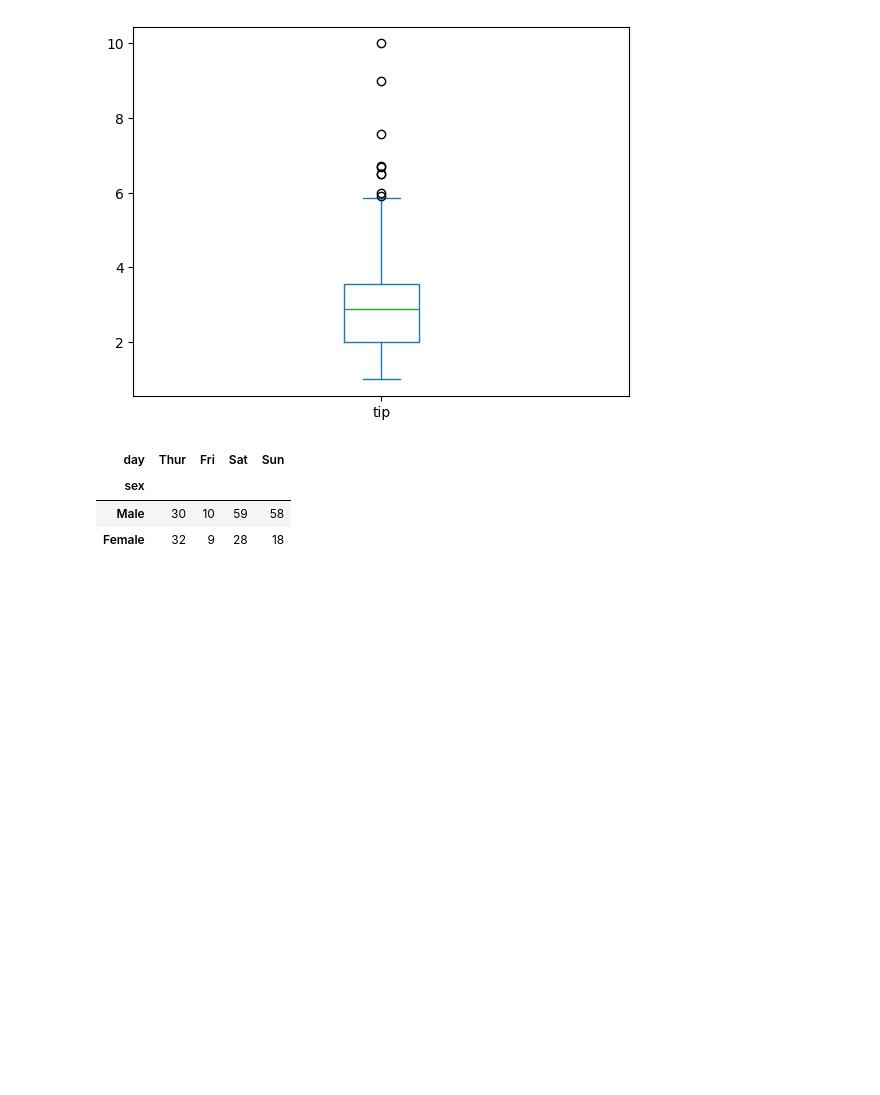
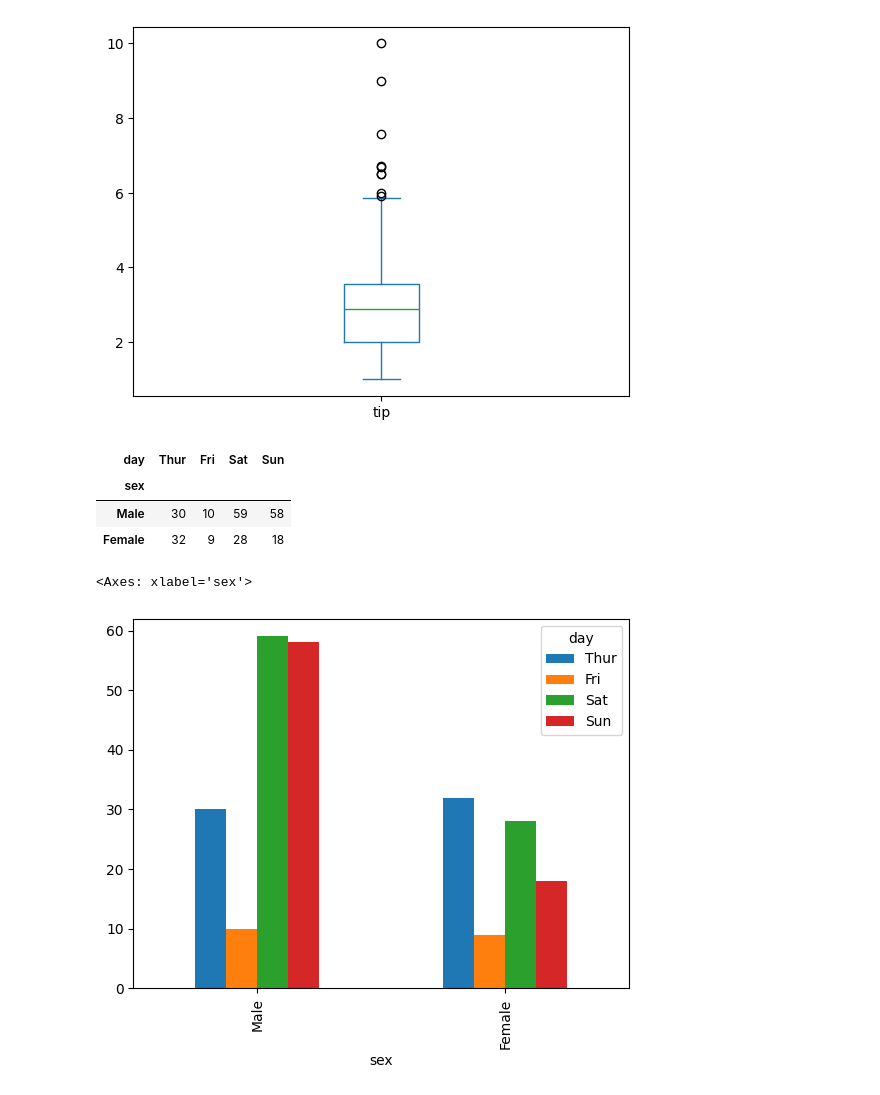
Before and after one commit to rogerloop/03_Especialitzacio, a Jupyter notebook: Sprint_11_ Visualització_Dades_Python_PowerBI/Practicas/2026-05-27_Graficos_Joan.ipynb, the cells around one changed output. Drawn from its saved outputs; the diff is of its cells as text; code cells hidden in the pictures; blank space fills up the shorter version.

```diff
--- a/Sprint_11_ Visualització_Dades_Python_PowerBI/Practicas/2026-05-27_Graficos_Joan.ipynb
+++ b/Sprint_11_ Visualització_Dades_Python_PowerBI/Practicas/2026-05-27_Graficos_Joan.ipynb
@@ -90,3 +90,8 @@ pd.crosstab(df['sex'], df['day'])
 | sex |  |  |  |  |
 | Male | 30 | 10 | 59 | 58 |
 | Female | 32 | 9 | 28 | 18 |
+# %%
+pd.crosstab(df['sex'], df['day']).plot.bar()
+# %% [output]
+<Axes: xlabel='sex'>
+[figure, added]
```
Also changed, not shown: parts of 1 cell of this notebook.
